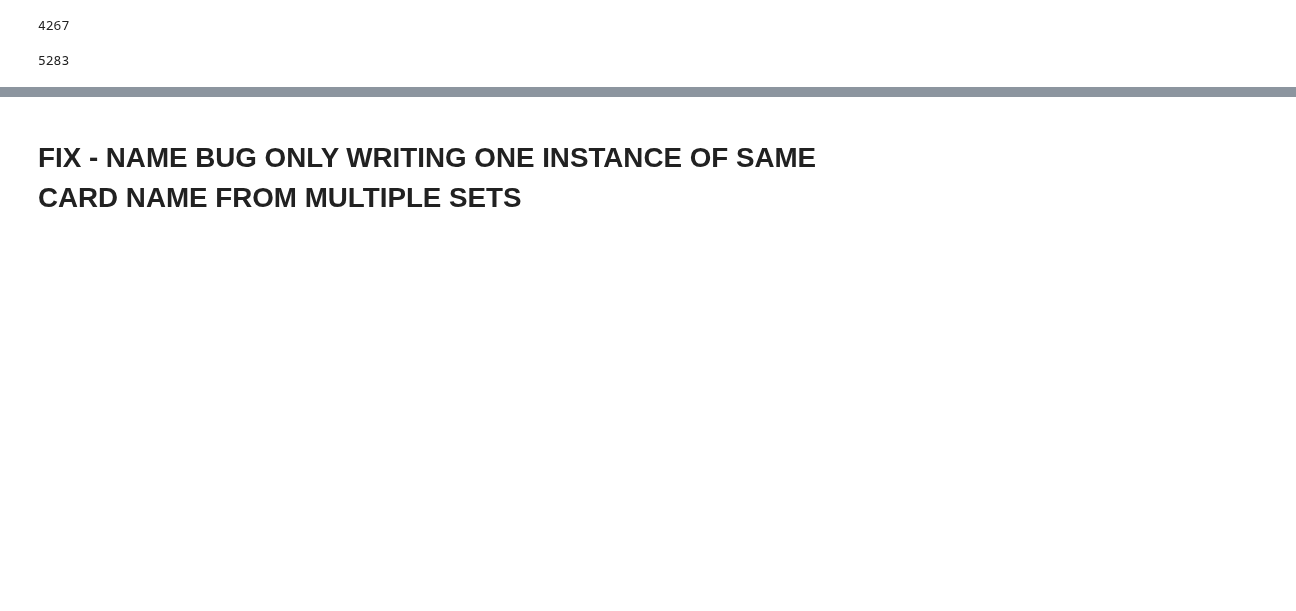
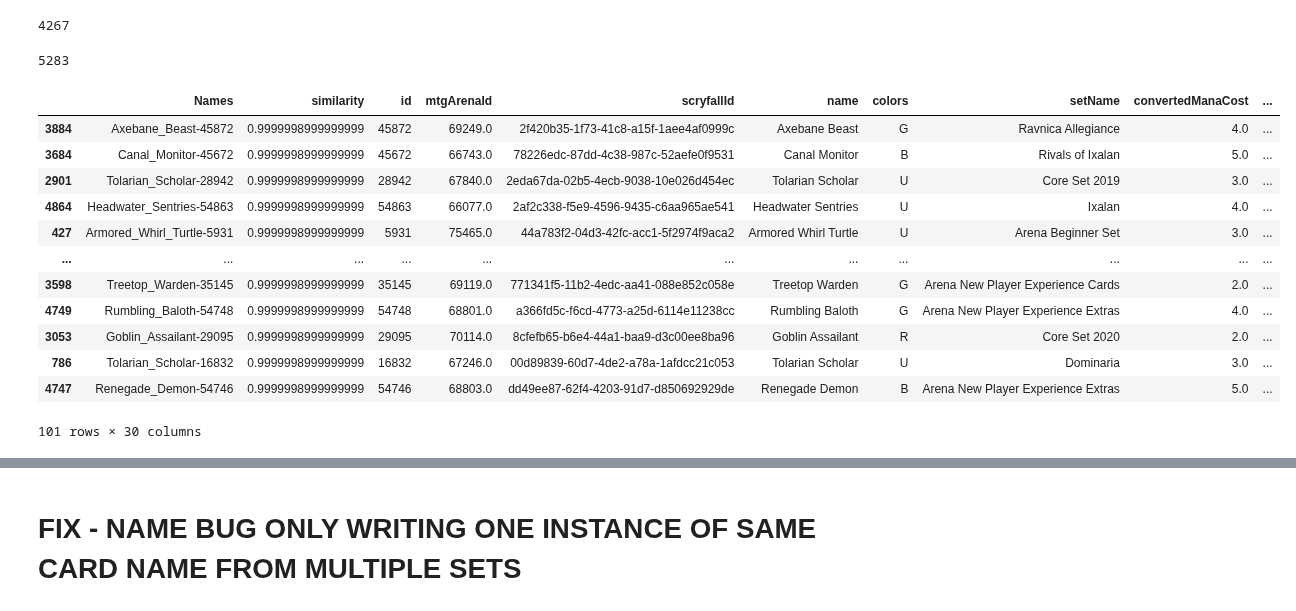
Before and after one commit to ledgerW/magicml, a Jupyter notebook: notebooks/mtgjson_sm_proc.ipynb, the cells around one changed output, grey strips where cells are left out. Cells and saved outputs as stored; diff of their text form; code cells hidden in the pictures; blank space fills up the shorter version.

Commit message:
fix: handle equal or similar similarity score cards; now saving all unique cards as expected

```diff
--- a/notebooks/mtgjson_sm_proc.ipynb
+++ b/notebooks/mtgjson_sm_proc.ipynb
@@ -479,5 +507,5 @@ s3.download_file('magicml-inference.dev', 'use-large/arena_embeddings.csv', 'emb
 # %%
-pred_df = pd.read_csv('embeddings.csv')\
+embed_df = pd.read_csv('embeddings.csv')\
     .rename(columns={'Unnamed: 0': 'Names'})
 
 print(pred_df.shape)
@@ -574,3 +569,38 @@ cards_df.name.nunique()
 cards_df.scryfallId.nunique()
 # %% [output]
 5283
+# %%
+card = 'Oreskos_Swiftclaw-28847'
+# %%
+staged_card = embed_df[['Names', card]]\
+    .merge(cards_df, how='left', on='Names')
+
+Item = staged_card.query('Names == @card').to_dict(orient='records')
+
+staged_card = staged_card\
+    .sort_values(by=card, ascending=False)\
+    .head(51)\
+    .rename(columns={card: 'similarity'})\
+    .assign(similarity=lambda df: df.similarity.astype('str'))\
+    .assign(id=lambda df: df.id.astype('str'))\
+    .assign(mtgArenaId=lambda df: df.mtgArenaId.astype('str'))\
+    .assign(loyalty=lambda df: df.loyalty.astype('str'))\
+    .assign(power=lambda df: df.power.astype('str'))\
+    .assign(toughness=lambda df: df.toughness.astype('str'))\
+    .assign(convertedManaCost=lambda df: df.convertedManaCost.astype('str'))
+
+staged_card
+# %% [output]
+|  | Names | similarity | id | mtgArenaId | scryfallId | name | colors | setName | convertedManaCost | ... |
+| 3884 | Axebane_Beast-45872 | 0.9999998999999999 | 45872 | 69249.0 | 2f420b35-1f73-41c8-a15f-1aee4af0999c | Axebane Beast | G | Ravnica Allegiance | 4.0 | ... |
+| 3684 | Canal_Monitor-45672 | 0.9999998999999999 | 45672 | 66743.0 | 78226edc-87dd-4c38-987c-52aefe0f9531 | Canal Monitor | B | Rivals of Ixalan | 5.0 | ... |
+| 2901 | Tolarian_Scholar-28942 | 0.9999998999999999 | 28942 | 67840.0 | 2eda67da-02b5-4ecb-9038-10e026d454ec | Tolarian Scholar | U | Core Set 2019 | 3.0 | ... |
+| 4864 | Headwater_Sentries-54863 | 0.9999998999999999 | 54863 | 66077.0 | 2af2c338-f5e9-4596-9435-c6aa965ae541 | Headwater Sentries | U | Ixalan | 4.0 | ... |
+| 427 | Armored_Whirl_Turtle-5931 | 0.9999998999999999 | 5931 | 75465.0 | 44a783f2-04d3-42fc-acc1-5f2974f9aca2 | Armored Whirl Turtle | U | Arena Beginner Set | 3.0 | ... |
+| ... | ... | ... | ... | ... | ... | ... | ... | ... | ... | ... |
+| 3598 | Treetop_Warden-35145 | 0.9999998999999999 | 35145 | 69119.0 | 771341f5-11b2-4edc-aa41-088e852c058e | Treetop Warden | G | Arena New Player Experience Cards | 2.0 | ... |
+| 4749 | Rumbling_Baloth-54748 | 0.9999998999999999 | 54748 | 68801.0 | a366fd5c-f6cd-4773-a25d-6114e11238cc | Rumbling Baloth | G | Arena New Player Experience Extras | 4.0 | ... |
+| 3053 | Goblin_Assailant-29095 | 0.9999998999999999 | 29095 | 70114.0 | 8cfefb65-b6e4-44a1-baa9-d3c00ee8ba96 | Goblin Assailant | R | Core Set 2020 | 2.0 | ... |
+| 786 | Tolarian_Scholar-16832 | 0.9999998999999999 | 16832 | 67246.0 | 00d89839-60d7-4de2-a78a-1afdcc21c053 | Tolarian Scholar | U | Dominaria | 3.0 | ... |
+| 4747 | Renegade_Demon-54746 | 0.9999998999999999 | 54746 | 68803.0 | dd49ee87-62f4-4203-91d7-d850692929de | Renegade Demon | B | Arena New Player Experience Extras | 5.0 | ... |
+101 rows × 30 columns
```
Also changed, not shown: parts of 11 cells of this notebook, 1 other file.
